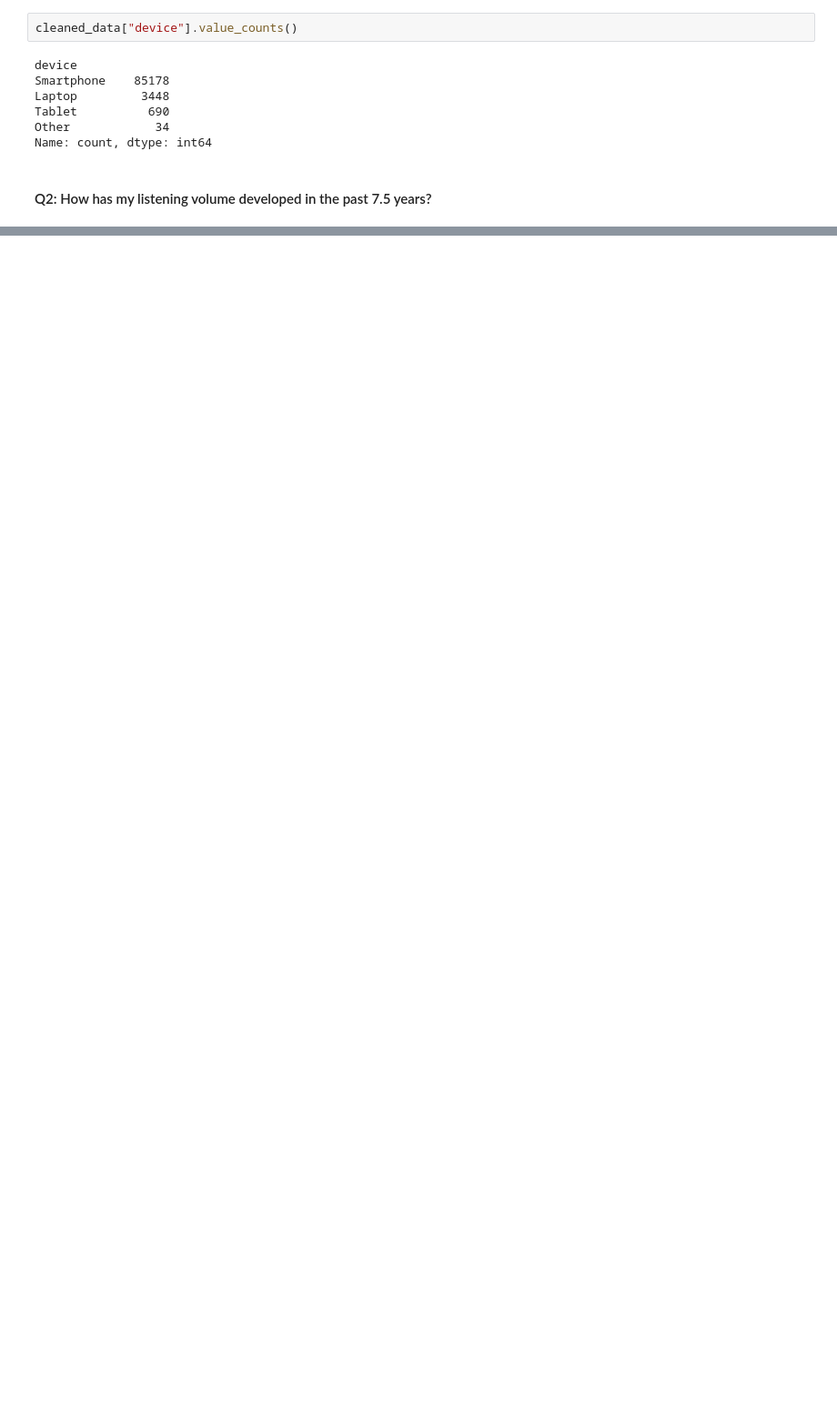
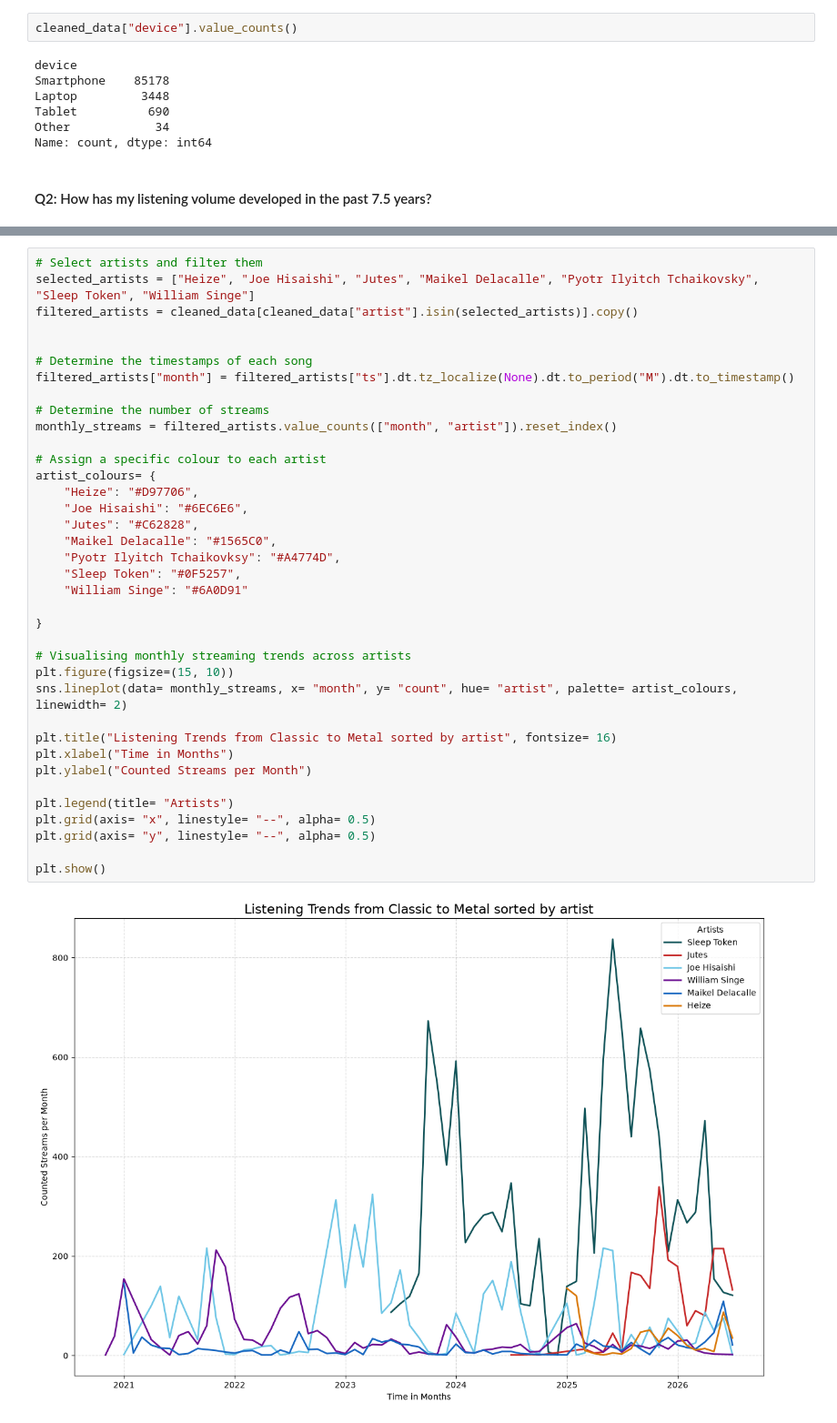
Before and after one commit to alyssa-leuschner/spotify-data-analysis, a Jupyter notebook: spotify_data_analysis.ipynb, the cells around one changed output, grey strips where cells are left out. Shown at 91% size. Cells and saved outputs as stored; diff of their text form; blank space fills up the shorter version.

```diff
--- a/spotify_data_analysis.ipynb
+++ b/spotify_data_analysis.ipynb
@@ -251,4 +234,43 @@ pd.DataFrame(artist_data).sort_values(by= "Artist").reset_index(drop= True)
 | 4 | Pyotr Ilyitch Tchaikovsky | 2021-12-20 18:49:05+00:00 |
 | 5 | Sleep Token | 2023-06-18 20:49:08+00:00 |
 | 6 | William Singe | 2020-11-05 11:31:30+00:00 |
+# %%
+# Select artists and filter them
+selected_artists = ["Heize", "Joe Hisaishi", "Jutes", "Maikel Delacalle", "Pyotr Ilyitch Tchaikovsky", "Sleep Token", "William Singe"]
+filtered_artists = cleaned_data[cleaned_data["artist"].isin(selected_artists)].copy()
+
+
+# Determine the timestamps of each song
+filtered_artists["month"] = filtered_artists["ts"].dt.tz_localize(None).dt.to_period("M").dt.to_timestamp()
+
+# Determine the number of streams
+monthly_streams = filtered_artists.value_counts(["month", "artist"]).reset_index()
+
+# Assign a specific colour to each artist
+artist_colours= {
+    "Heize": "#D97706",
+    "Joe Hisaishi": "#6EC6E6",
+    "Jutes": "#C62828",
+    "Maikel Delacalle": "#1565C0",
+    "Pyotr Ilyitch Tchaikovksy": "#A4774D",
+    "Sleep Token": "#0F5257",
+    "William Singe": "#6A0D91"
+
+}
+
+# Visualising monthly streaming trends across artists
+plt.figure(figsize=(15, 10))
+sns.lineplot(data= monthly_streams, x= "month", y= "count", hue= "artist", palette= artist_colours, linewidth= 2)
+
+plt.title("Listening Trends from Classic to Metal sorted by artist", fontsize= 16)
+plt.xlabel("Time in Months")
+plt.ylabel("Counted Streams per Month")
+
+plt.legend(title= "Artists")
+plt.grid(axis= "x", linestyle= "--", alpha= 0.5)
+plt.grid(axis= "y", linestyle= "--", alpha= 0.5)
+
+plt.show()
+# %% [output]
+[figure, added]
 # %% [markdown]
```
Also changed, not shown: parts of 27 cells of this notebook.
